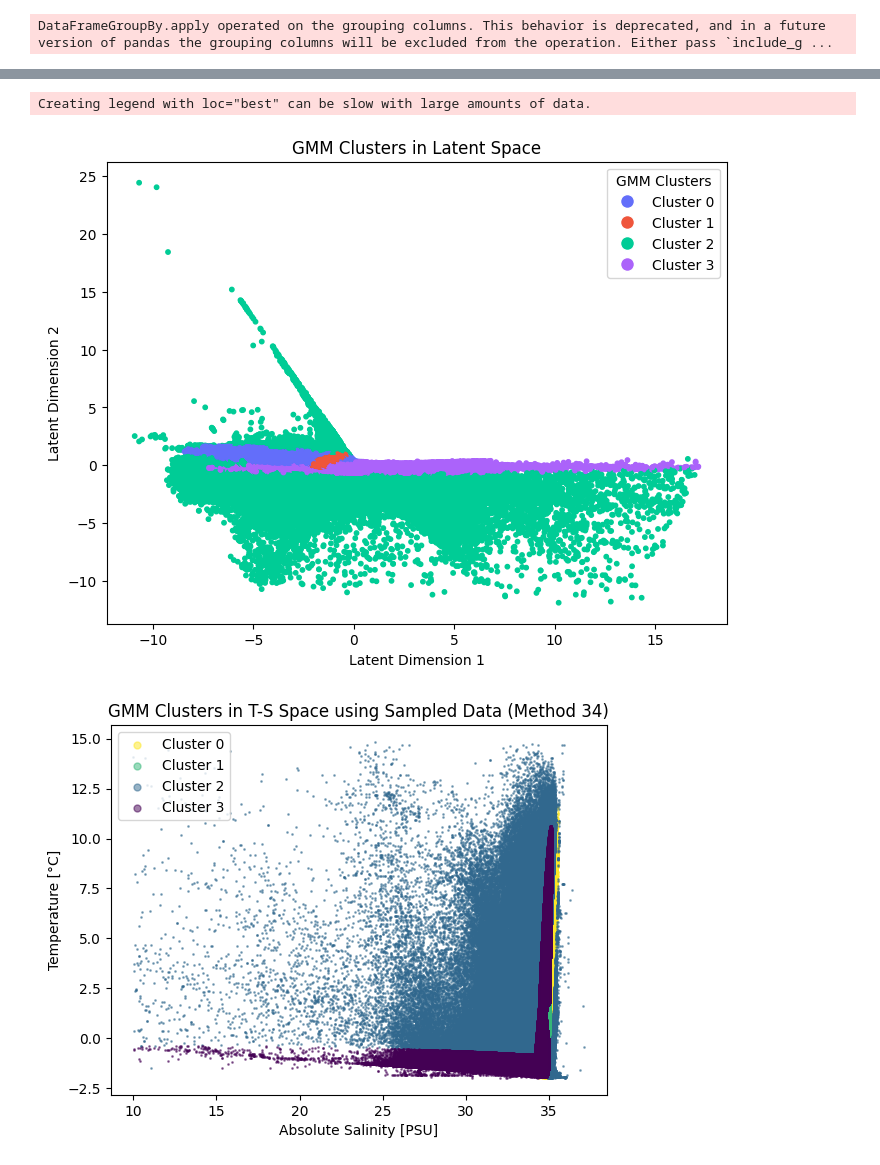
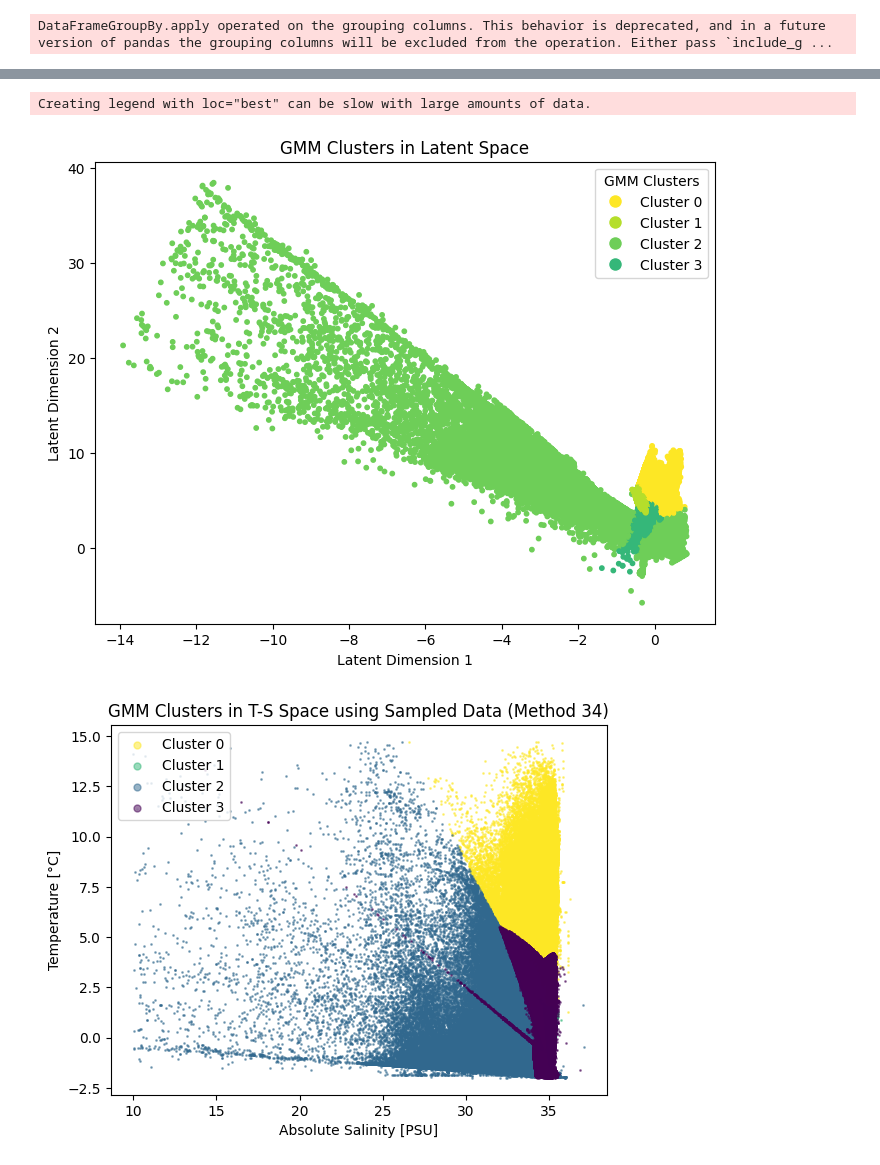
Before and after one commit to Mfdcng2/WaterMassClassification, a Jupyter notebook: Paper1/TSD_M34/AEs.ipynb, the cells around one changed output, grey strips where cells are left out. Cells and saved outputs as stored; diff of their text form; code cells hidden in the pictures.

```diff
--- a/Paper1/TSD_M34/AEs.ipynb
+++ b/Paper1/TSD_M34/AEs.ipynb
@@ -34,7 +34,7 @@ df_ST = df_ST[['Conservative_Temperature_[deg_C]', 'Absolute_Salinity_[PSU]', 'D
 seed = 22
 random.seed(seed)
 # %%
-features = ['Conservative_Temperature_[deg_C]', 'Absolute_Salinity_[PSU]']
+features = ['Conservative_Temperature_[deg_C]', 'Absolute_Salinity_[PSU]', 'Depth_[m]']
 # %%
 # Break into two parts (1980-2000 and 2000-2023)
 df_80_00 = df_ST[(df_ST['year'] >= 1980) & (df_ST['year'] < 2000)]
@@ -134,18 +134,18 @@ df_sampled['gmm_label_4'] = labels
 # %%
 # Plot the 4 clusters in the latent space
 plt.figure(figsize=(8, 6))
-cmap = ListedColormap(px.colors.qualitative.Plotly[:n_clusters])
+cmap = ListedColormap(px.colors.sequential.Viridis[::-1][:n_clusters])
 norm = BoundaryNorm(boundaries=np.arange(-0.5, n_clusters + 0.5, 1), ncolors=n_clusters)
 plt.scatter(X_latent[:, 0], X_latent[:, 1], c=labels, cmap=cmap, norm=norm, s=10)
 plt.xlabel('Latent Dimension 1')
 plt.ylabel('Latent Dimension 2')
 plt.title('GMM Clusters in Latent Space')
 legend_elements = [Line2D([0], [0], marker='o', color='w', label=f'Cluster {i}', markerfacecolor=cmap(i), markersize=10) for i in range(n_clusters)]
 plt.legend(handles=legend_elements, title='GMM Clusters')
 plt.show()
 # %% [output]
 Creating legend with loc="best" can be slow with large amounts of data.
-[figure, old version]
+[figure, new version]
 # %%
 plt.figure()
 
@@ -168,7 +168,7 @@ plt.title("GMM Clusters in T-S Space using Sampled Data (Method 34)")
 plt.legend(loc='upper left', markerscale=5)
 plt.show()
 # %% [output]
-[figure, old version]
+[figure, new version]
 # %%
 # Sample geographically for better plotting
 df_sampled_plot = df_sampled.sample(n=70000, random_state=seed)
```
Also changed, not shown: parts of 5 cells of this notebook.
